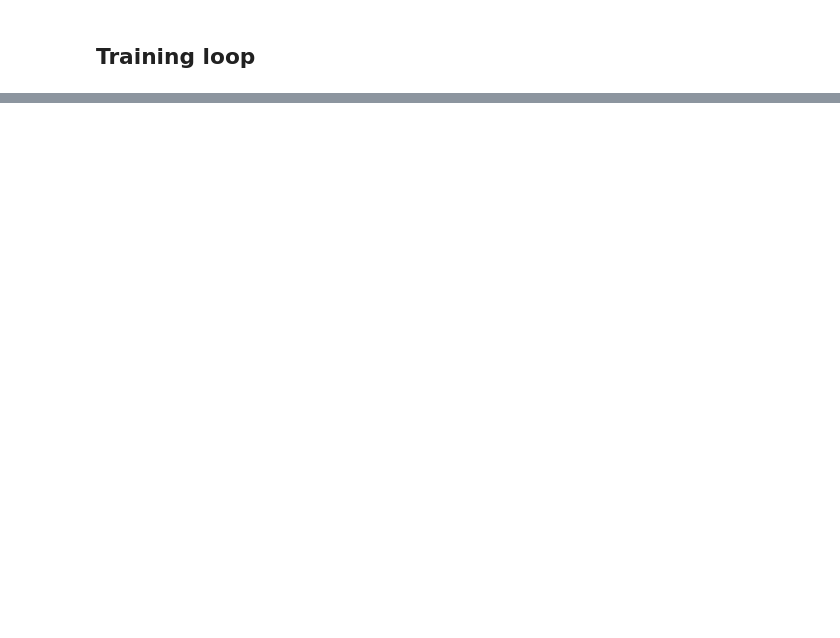
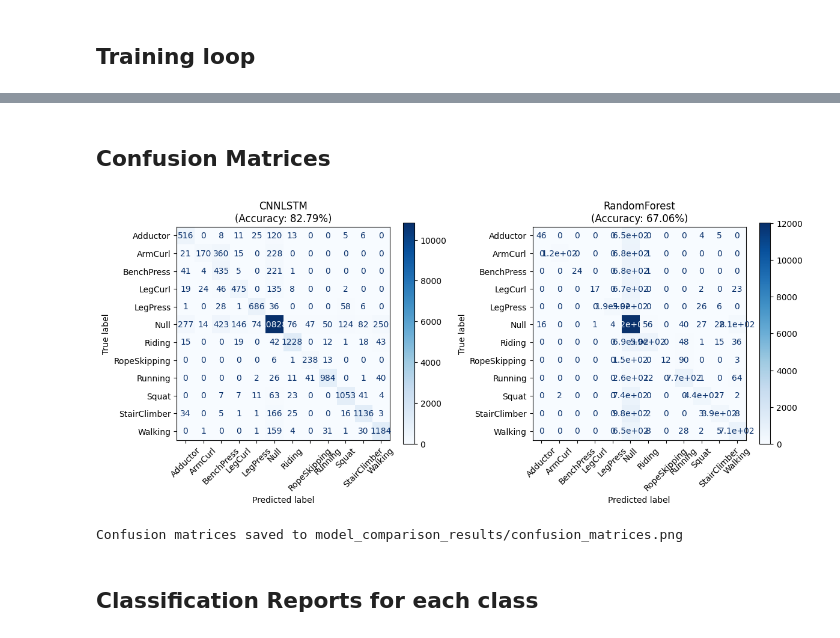
Before and after one commit to HarijsTekutis/Exercise-recognition-, a Jupyter notebook: main.ipynb, the cells around one changed output, grey strips where cells are left out. Saved outputs shown, nothing was run; the diff lists cells and outputs as text; code cells hidden in the pictures; blank space fills up the shorter version.

```diff
--- a/main.ipynb
+++ b/main.ipynb
@@ -117,12 +115,0 @@ Training finished. Best model saved to best_model.pt
-# %%
-id_to_activity = {idx: activity for activity, idx in activity_to_id.items()}
-y_true, y_pred, cm = evaluate_model(model, test_loader, device)
-
-from sklearn.metrics import ConfusionMatrixDisplay
-import matplotlib.pyplot as plt
-
-ConfusionMatrixDisplay(confusion_matrix=cm).plot(cmap="Blues", xticks_rotation=90)
-plt.tight_layout()
-plt.show()
-
-print(build_classification_report(y_true, y_pred, id_to_activity))
@@ -148,0 +284,26 @@ weighted avg       0.67      0.62      0.62      2327
+# %% [markdown]
+## Confusion Matrices
+# %%
+from sklearn.metrics import ConfusionMatrixDisplay
+
+# Plot confusion matrices
+fig, axes = plt.subplots(1, len(architectures), figsize=(12, 5))
+if len(architectures) == 1:
+    axes = [axes]
+
+for idx, arch in enumerate(architectures):
+    cm = np.array(comparison.results[arch]["confusion_matrix"])
+    disp = ConfusionMatrixDisplay(confusion_matrix=cm, display_labels=list(id_to_activity.values()))
+    disp.plot(ax=axes[idx], cmap="Blues", xticks_rotation=45)
+    axes[idx].set_title(f"{arch}\n(Accuracy: {comparison.results[arch]['metrics']['accuracy']:.2%})")
+
+plt.tight_layout()
+plt.savefig("model_comparison_results/confusion_matrices.png", dpi=150, bbox_inches="tight")
+plt.show()
+
+print("Confusion matrices saved to model_comparison_results/confusion_matrices.png")
+# %% [output]
+[figure, added]
+Confusion matrices saved to model_comparison_results/confusion_matrices.png
+# %% [markdown]
+## Classification Reports for each class
```
Also changed, not shown: parts of 24 cells of this notebook, 16 other files.
